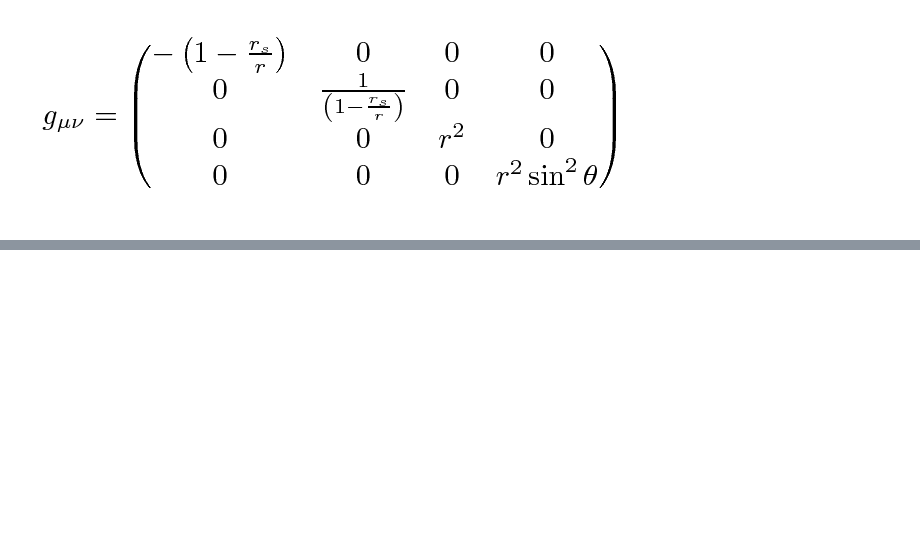
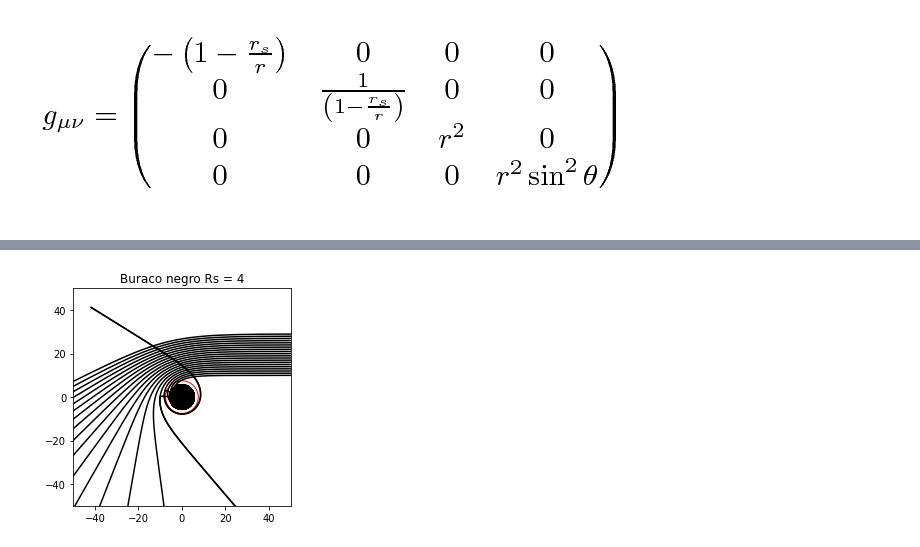
Before and after one commit to andrefcmoraes/RelatividadeGeral, a Jupyter notebook: Schwarzschild_Metric_Black_Hole.ipynb, the cells around one changed output, grey strips where cells are left out. Saved outputs shown, nothing was run; the diff lists cells and outputs as text; code cells hidden in the pictures; blank space fills up the shorter version.

```diff
--- a/Schwarzschild_Metric_Black_Hole.ipynb
+++ b/Schwarzschild_Metric_Black_Hole.ipynb
@@ -54,0 +118,44 @@ plt.show()
+# %%
+Rs = 5
+x0 = 65
+radious = 1.5*Rs
+Z = []
+F = []
+NX = []
+NY = []
+PN = int(20)
+def f(b):
+  r0 = np.sqrt(x0**2+b**2)
+  phi0 = np.arccos(x0/np.sqrt(x0**2+b**2))
+  p0 = x0/r0
+  L = r0*np.sin(phi0)
+  def function(x, l):
+    r = x[0]
+    p = x[1]
+    phi = x[2]
+    return [p, L**2*(r-1.5*Rs)/r**4, L/r**2]
+  l = np.linspace(0,150,10**6)
+  ci = [r0, -x0/np.sqrt(x0**2+b**2), phi0]
+  X = odeint(function, ci, l)
+  return Z.append(X)
+
+for i in range(PN):
+  f(i+10)
+  NX.append(Z[i][:,0]*np.cos(Z[i][:,2]))
+  NY.append(Z[i][:,0]*np.sin(Z[i][:,2]))
+
+figure, axes = plt.subplots()
+for n in range(PN):
+  plt.plot(NX[n],NY[n], color = 'black')
+draw_circle = plt.Circle((0, 0), Rs, color='black')
+axes.set_aspect(1)
+draw_circle2 = plt.Circle((0,0), 1.5*Rs,fill=False,ec="red")
+axes.set_aspect(1)
+axes.add_artist(draw_circle2)
+axes.add_artist(draw_circle)
+plt.ylim((-50,50))
+plt.xlim((-50,50))
+plt.title('Buraco negro Rs = 4')
+plt.show()
+# %% [output]
+[figure, added]
```
Also changed, not shown: parts of 5 cells of this notebook.
